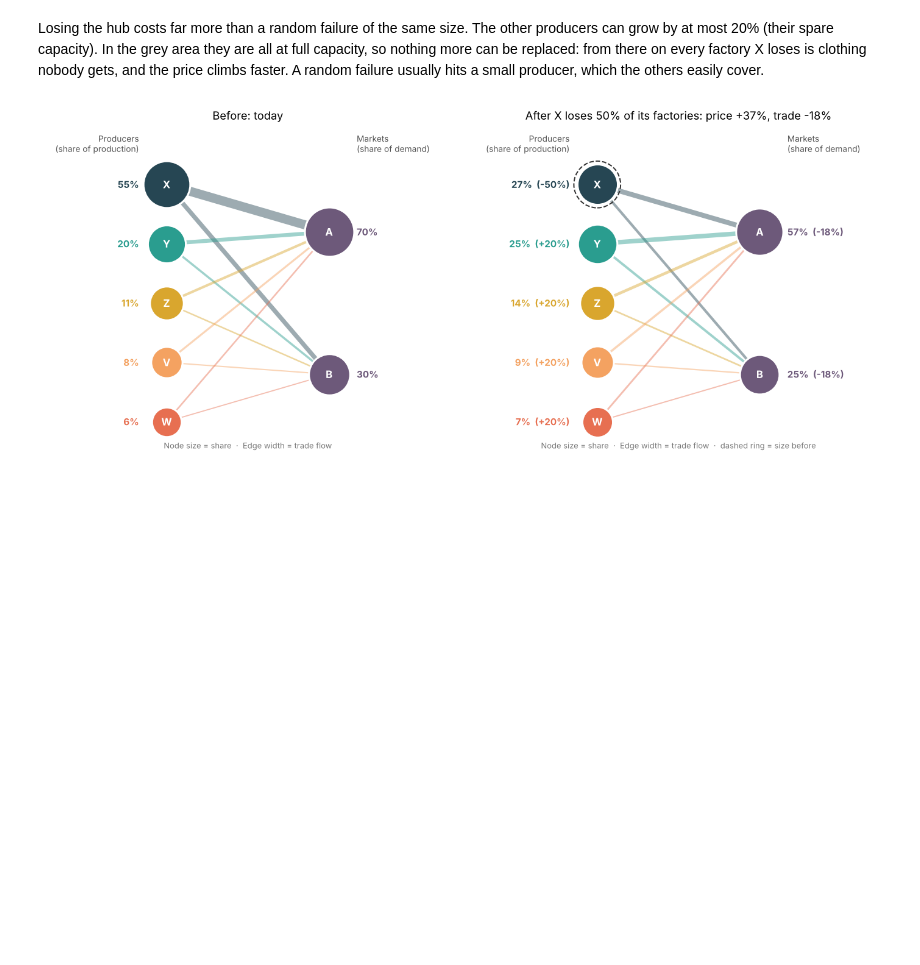
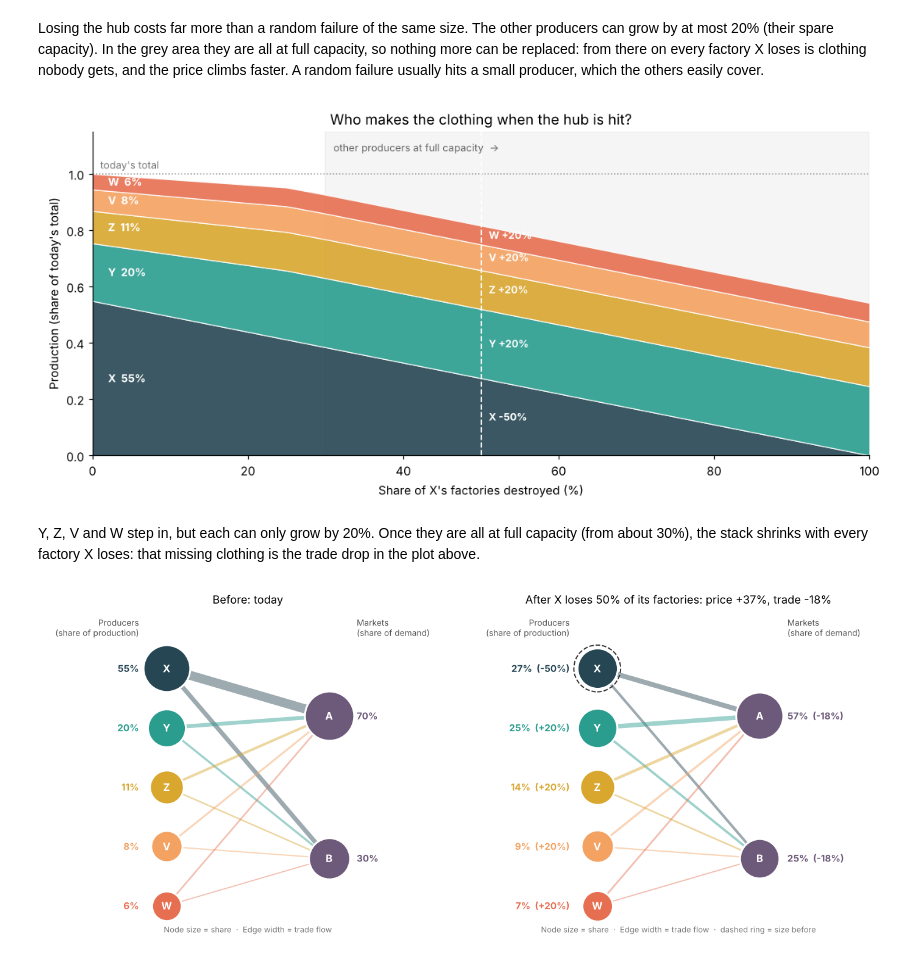
Before and after one commit to radiah23/Modeling-Fast-Fashion-Supply-Chain, a Jupyter notebook: Networks_FP_Model2.ipynb, the cells around one changed output. Cells and saved outputs as stored; diff of their text form; code cells hidden in the pictures; blank space fills up the shorter version.

Commit message:
Model 2: add redistribution plot with anonymized producers
Stacked output of X-W as X loses factories, with each producer's share
today, its change at 50% destroyed, and the range where the other
producers are at full capacity.

Co-Authored-By: Claude Opus 5.5 <noreply@anthropic.com>
Claude-Session: https://claude.ai/code/session_01Rih2TkHgnhM1cRFuTFtY1A

```diff
--- a/Networks_FP_Model2.ipynb
+++ b/Networks_FP_Model2.ipynb
@@ -230,6 +230,38 @@ plt.tight_layout(); plt.show()
 [figure]
 # %% [markdown]
 Losing the hub costs far more than a random failure of the same size. The other producers can grow by at most 20% (their spare capacity). In the grey area they are all at full capacity, so nothing more can be replaced: from there on every factory X loses is clothing nobody gets, and the price climbs faster. A random failure usually hits a small producer, which the others easily cover.
+# %%
+# Who makes the clothing as X loses factories? Output of every producer (share of today's total)
+S_att = np.array([equilibrium(shocked(0, f))[1] for f in F])        # rows: f, columns: X..W
+
+fig, ax = plt.subplots(figsize=(10, 4.8))
+ax.stackplot(F * 100, S_att.T, colors=PROD_COLORS, alpha=0.9, edgecolor="white", linewidth=0.8)
+ax.axvspan(f_full, 100, color="#000000", alpha=0.04, zorder=0)
+ax.axhline(1, color="#999999", lw=1, ls=":")
+ax.text(1, 1.01, "today's total", fontsize=8.5, color="#777777", va="bottom")
+
+# Name each band at the left edge, inside its own colour
+mid = np.cumsum(S_att[0]) - S_att[0] / 2
+for n, y, col in zip(PRODUCERS, mid, PROD_COLORS):
+    ax.text(2, y, f"{n}  {100 * S_att[0][PRODUCERS.index(n)]:.0f}%", va="center", fontsize=9,
+            color="white", fontweight="bold")
+# ... and their output at 50% destroyed, with the change
+k = int(np.argmin(np.abs(F - 0.5)))
+mid50 = np.cumsum(S_att[k]) - S_att[k] / 2
+for i, (n, y) in enumerate(zip(PRODUCERS, mid50)):
+    ch = 100 * (S_att[k][i] / P0[i] - 1)
+    ax.text(51, y, f"{n} {ch:+.0f}%", va="center", fontsize=8.5, color="white", fontweight="bold")
+ax.axvline(50, color="white", lw=1.2, ls="--")
+ax.text(f_full + 1, 1.08, "other producers at full capacity  →", fontsize=8.5, color="#666666")
+
+ax.set_xlim(0, 100); ax.set_ylim(0, 1.15)
+ax.set_xlabel("Share of X's factories destroyed (%)"); ax.set_ylabel("Production (share of today's total)")
+ax.set_title("Who makes the clothing when the hub is hit?", fontsize=12)
+ax.grid(False); plt.tight_layout(); plt.show()
+# %% [output]
+[figure, added]
+# %% [markdown]
+Y, Z, V and W step in, but each can only grow by 20%. Once they are all at full capacity (from about 30%), the stack shrinks with every factory X loses: that missing clothing is the trade drop in the plot above.
 # %%
 # The network before and after X loses half of its factories (numbers = share of today's trade, change in brackets)
 p_half, S_half, D_half = equilibrium(shocked(0, 0.5))
```
